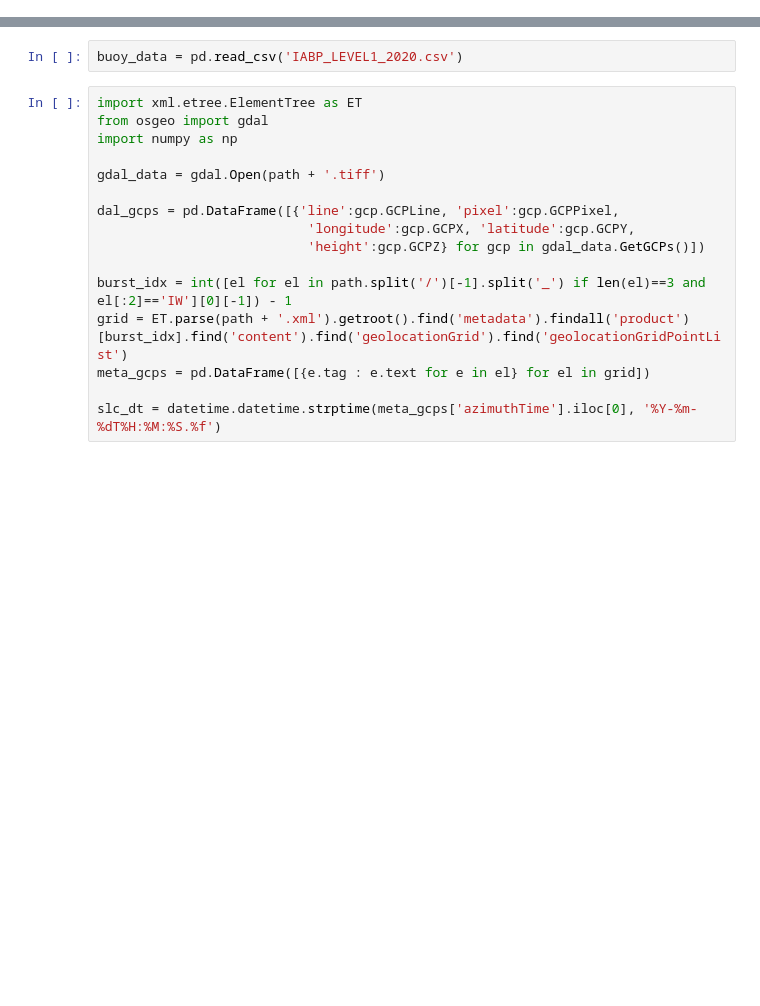
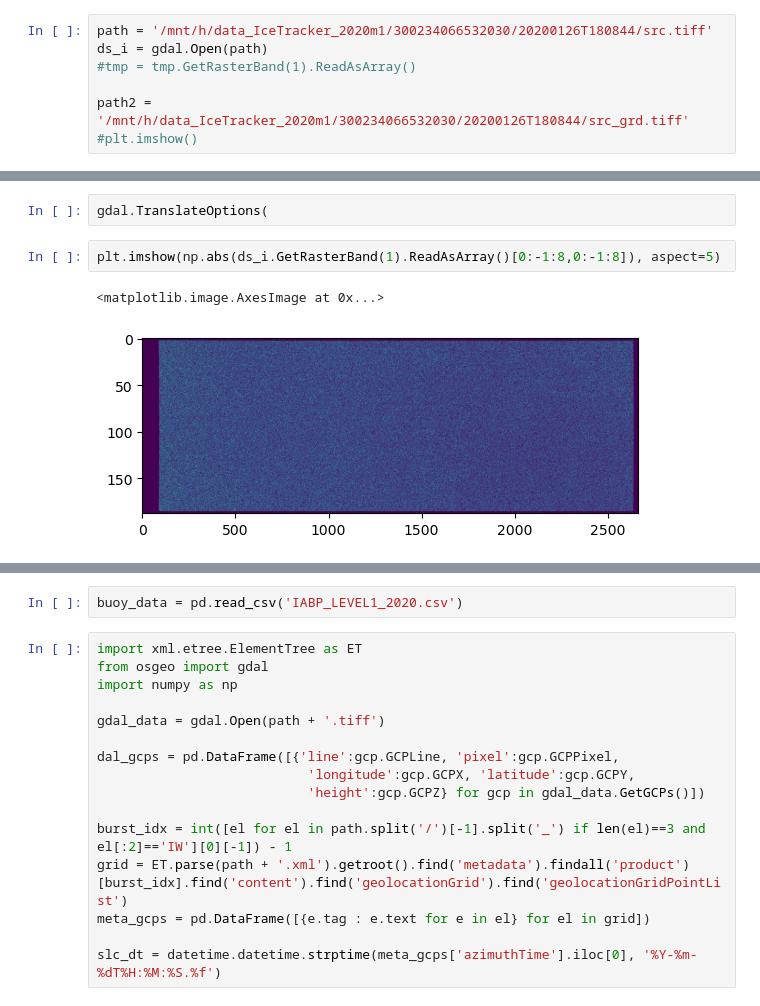
Before and after one commit to jw25-satgeo/IceTracker, a Jupyter notebook: playground.ipynb, the cells around one changed output, grey strips where cells are left out. Drawn from its saved outputs; the diff is of its cells as text; blank space fills up the shorter version.

```diff
--- a/playground.ipynb
+++ b/playground.ipynb
@@ -22,0 +17,7 @@ True
+# %%
+path = '/mnt/h/data_IceTracker_2020m1/300234066532030/20200126T180844/src.tiff'
+ds_i = gdal.Open(path)
+#tmp = tmp.GetRasterBand(1).ReadAsArray()
+
+path2 = '/mnt/h/data_IceTracker_2020m1/300234066532030/20200126T180844/src_grd.tiff'
+#plt.imshow()
@@ -22,0 +46,7 @@ True
+# %%
+gdal.TranslateOptions(
+# %%
+plt.imshow(np.abs(ds_i.GetRasterBand(1).ReadAsArray()[0:-1:8,0:-1:8]), aspect=5)
+# %% [output]
+<matplotlib.image.AxesImage at 0x...>
+[figure, added]
```
Also changed, not shown: parts of 14 cells of this notebook, 3 other files.
